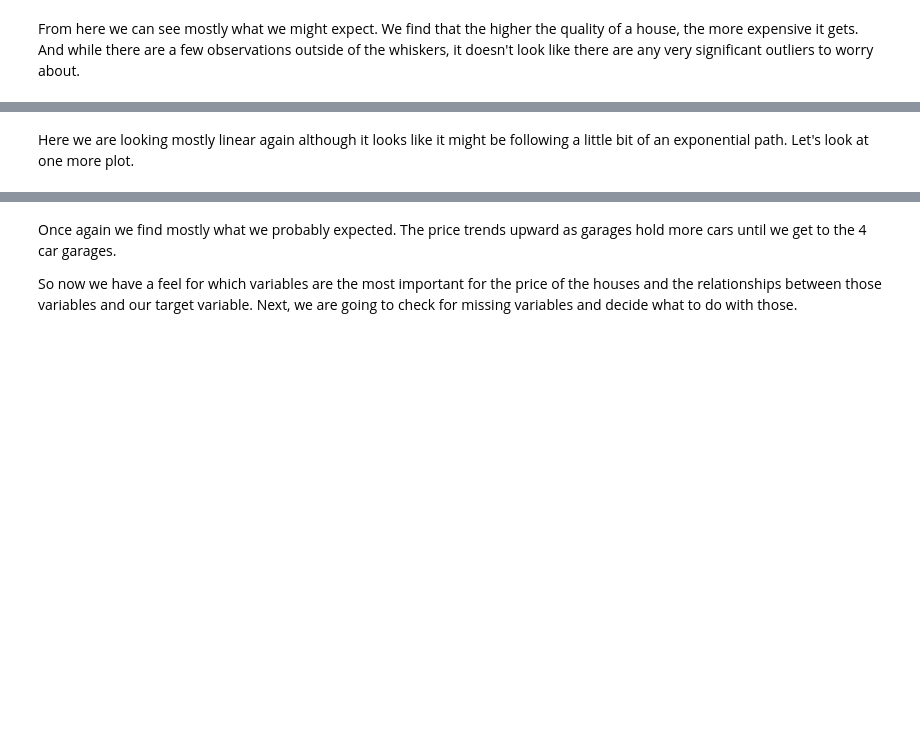
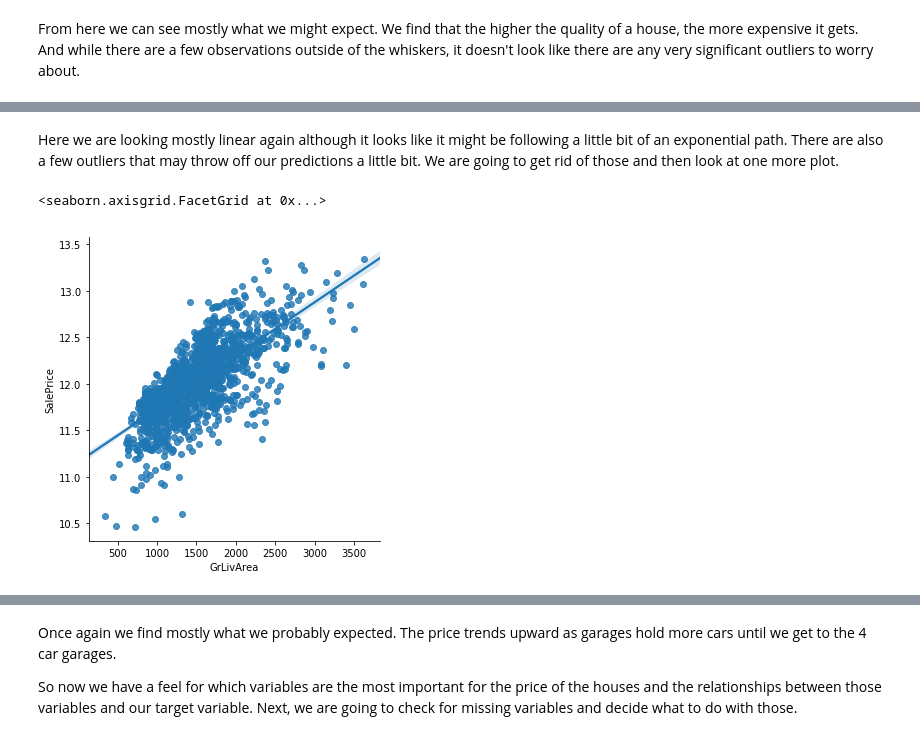
Before and after one commit to ngriffiths13/Applied_Machine_Learning_Classwork, a Jupyter notebook: Homeworks/HW2/Homework 2 - Building a Regression Model.ipynb, the cells around one changed output, grey strips where cells are left out. Saved outputs shown, nothing was run; the diff lists cells and outputs as text; code cells hidden in the pictures; blank space fills up the shorter version.

```diff
--- a/Homeworks/HW2/Homework 2 - Building a Regression Model.ipynb
+++ b/Homeworks/HW2/Homework 2 - Building a Regression Model.ipynb
@@ -84,5 +92,12 @@ sns.lmplot(x = 'GrLivArea', y = 'SalePrice', data = train)
 # %% [markdown]
-Here we are looking mostly linear again although it looks like it might be following a little bit of an exponential path. Let's look at one more plot.
+Here we are looking mostly linear again although it looks like it might be following a little bit of an exponential path. There are also a few outliers that may throw off our predictions a little bit. We are going to get rid of those and then look at one more plot.
+# %%
+#Drop outliers
+train = train.drop(train[(train['GrLivArea']>4000) & (train['SalePrice']<300000)].index)
+sns.lmplot(x = 'GrLivArea', y = 'SalePrice', data = train)
+# %% [output]
+<seaborn.axisgrid.FacetGrid at 0x...>
+[figure, added]
 # %%
 #Boxplot for GarageCars
 sns.boxplot(x = 'GarageCars', y = 'SalePrice', data = train)
```
Also changed, not shown: parts of 31 cells of this notebook.
